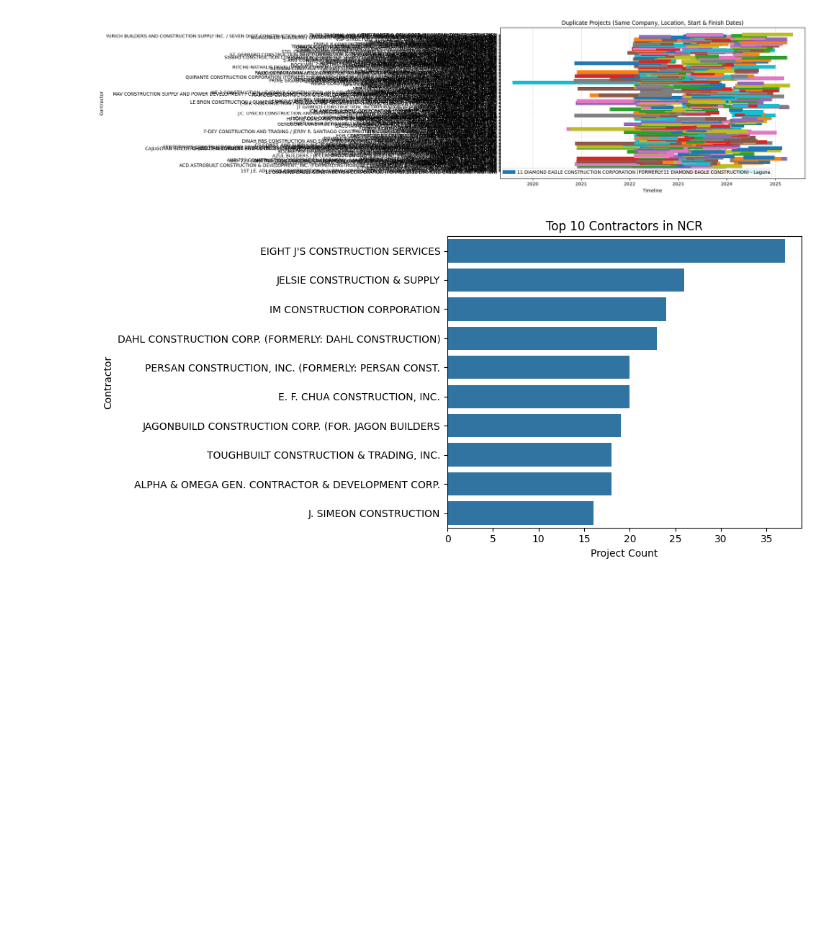
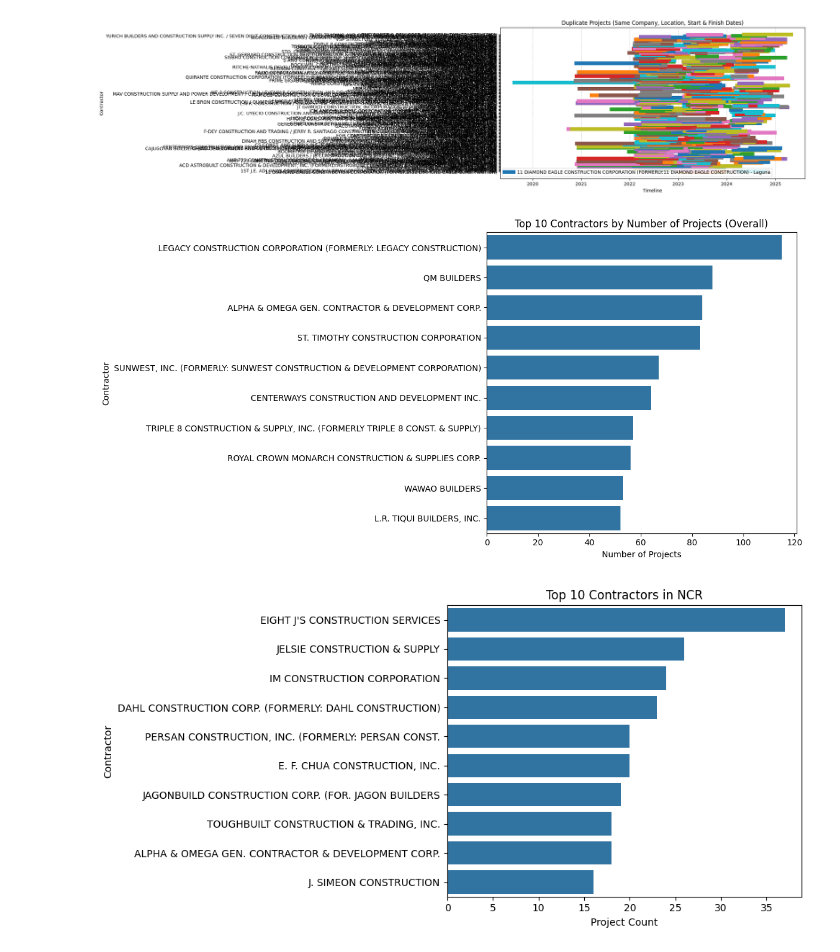
Before and after one commit to muhadma/DPWH-Flood-Control, a Jupyter notebook: main.ipynb, the cells around one changed output. Cells and saved outputs as stored; diff of their text form; code cells hidden in the pictures; blank space fills up the shorter version.

Commit message:
Added first visualization by aliyah

```diff
--- a/main.ipynb
+++ b/main.ipynb
@@ -202,6 +202,19 @@ plt.tight_layout()
 plt.show()
 # %% [output]
 [figure]
+# %%
+contractor_counts = data['Contractor'].value_counts().head(10).reset_index()
+contractor_counts.columns = ['Contractor', 'Project Count']
+
+plt.figure(figsize=(12, 6))
+sns.barplot(data=contractor_counts, x='Project Count', y='Contractor')
+plt.title('Top 10 Contractors by Number of Projects (Overall)')
+plt.xlabel('Number of Projects')
+plt.ylabel('Contractor')
+plt.tight_layout()
+plt.show()
+# %% [output]
+[figure, added]
 # %%
 regions = sorted(data['Region'].unique())
 
```
